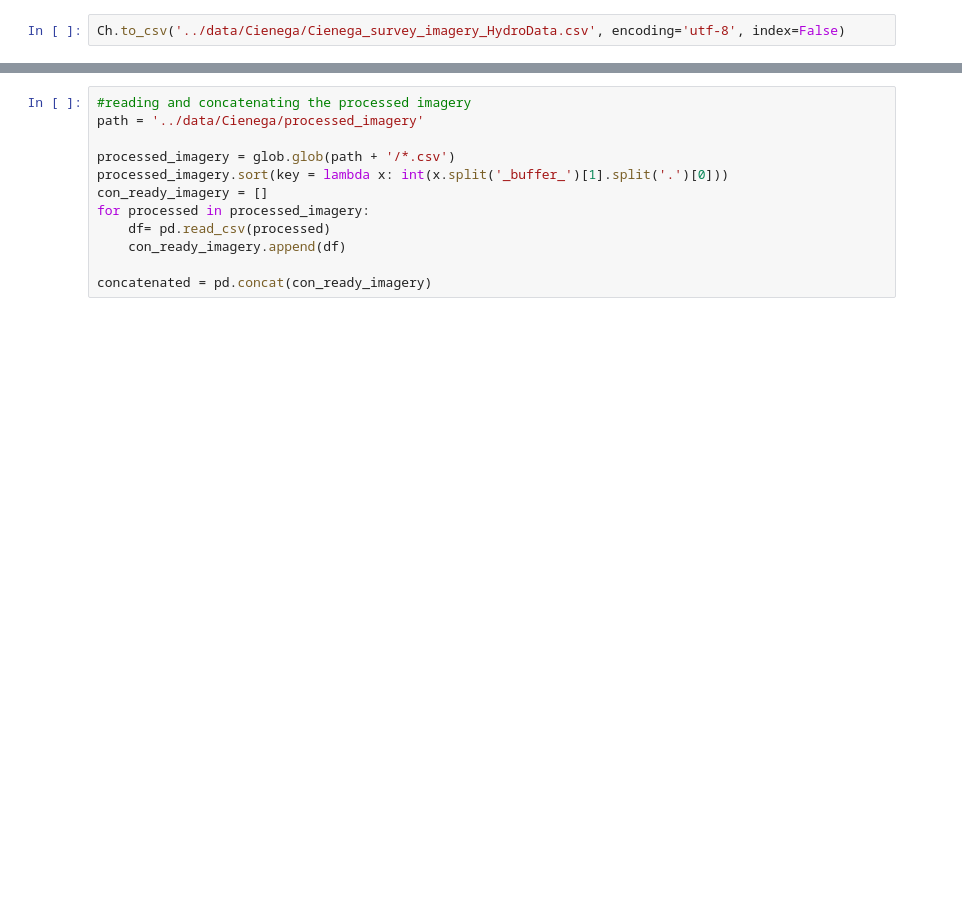
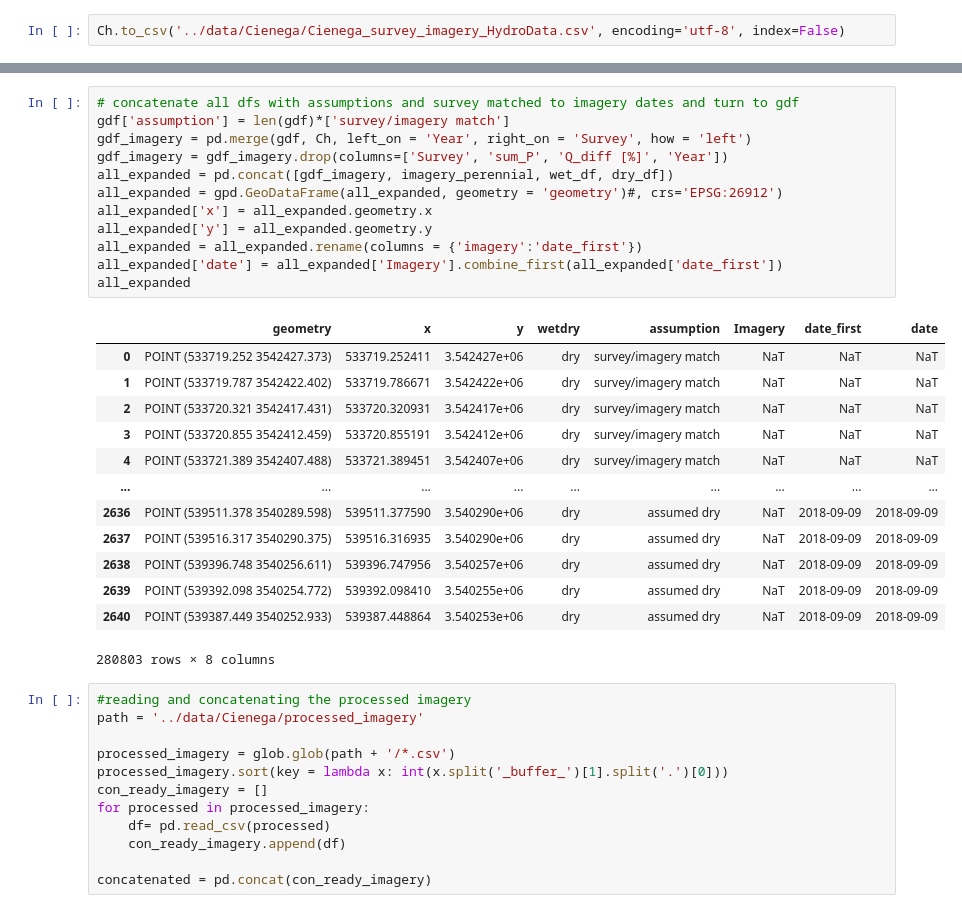
Before and after one commit to lapidesd/SanPedro_wetdry_pilot, a Jupyter notebook: code/Cienega_survey_imagery.ipynb, the cells around one changed output, grey strips where cells are left out. Cells and saved outputs as stored; diff of their text form; blank space fills up the shorter version.

```diff
--- a/code/Cienega_survey_imagery.ipynb
+++ b/code/Cienega_survey_imagery.ipynb
@@ -204,3 +335,29 @@ def tolerance(Q_P_data, date, start, end, P_condition = -999, Q_condition = -999
+# %%
+# concatenate all dfs with assumptions and survey matched to imagery dates and turn to gdf
+gdf['assumption'] = len(gdf)*['survey/imagery match']
+gdf_imagery = pd.merge(gdf, Ch, left_on = 'Year', right_on = 'Survey', how = 'left')
+gdf_imagery = gdf_imagery.drop(columns=['Survey', 'sum_P', 'Q_diff [%]', 'Year'])
+all_expanded = pd.concat([gdf_imagery, imagery_perennial, wet_df, dry_df])
+all_expanded = gpd.GeoDataFrame(all_expanded, geometry = 'geometry')#, crs='EPSG:26912')
+all_expanded['x'] = all_expanded.geometry.x
+all_expanded['y'] = all_expanded.geometry.y
+all_expanded = all_expanded.rename(columns = {'imagery':'date_first'})
+all_expanded['date'] = all_expanded['Imagery'].combine_first(all_expanded['date_first'])
+all_expanded
+# %% [output]
+|  | geometry | x | y | wetdry | assumption | Imagery | date_first | date |
+| 0 | POINT (533719.252 3542427.373) | 533719.252411 | 3.542427e+06 | dry | survey/imagery match | NaT | NaT | NaT |
+| 1 | POINT (533719.787 3542422.402) | 533719.786671 | 3.542422e+06 | dry | survey/imagery match | NaT | NaT | NaT |
+| 2 | POINT (533720.321 3542417.431) | 533720.320931 | 3.542417e+06 | dry | survey/imagery match | NaT | NaT | NaT |
+| 3 | POINT (533720.855 3542412.459) | 533720.855191 | 3.542412e+06 | dry | survey/imagery match | NaT | NaT | NaT |
+| 4 | POINT (533721.389 3542407.488) | 533721.389451 | 3.542407e+06 | dry | survey/imagery match | NaT | NaT | NaT |
+| ... | ... | ... | ... | ... | ... | ... | ... | ... |
+| 2636 | POINT (539511.378 3540289.598) | 539511.377590 | 3.540290e+06 | dry | assumed dry | NaT | 2018-09-09 | 2018-09-09 |
+| 2637 | POINT (539516.317 3540290.375) | 539516.316935 | 3.540290e+06 | dry | assumed dry | NaT | 2018-09-09 | 2018-09-09 |
+| 2638 | POINT (539396.748 3540256.611) | 539396.747956 | 3.540257e+06 | dry | assumed dry | NaT | 2018-09-09 | 2018-09-09 |
+| 2639 | POINT (539392.098 3540254.772) | 539392.098410 | 3.540255e+06 | dry | assumed dry | NaT | 2018-09-09 | 2018-09-09 |
+| 2640 | POINT (539387.449 3540252.933) | 539387.448864 | 3.540253e+06 | dry | assumed dry | NaT | 2018-09-09 | 2018-09-09 |
+280803 rows × 8 columns
 # %%
 #reading and concatenating the processed imagery
 path = '../data/Cienega/processed_imagery'
```
Also changed, not shown: parts of 17 cells of this notebook, 17 other files.
